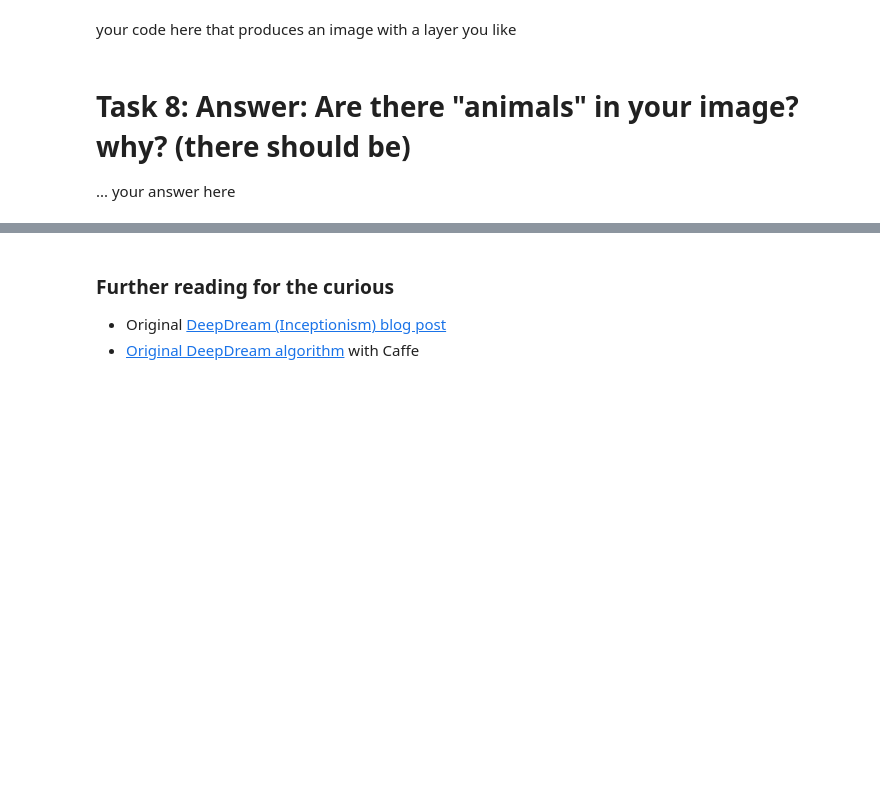
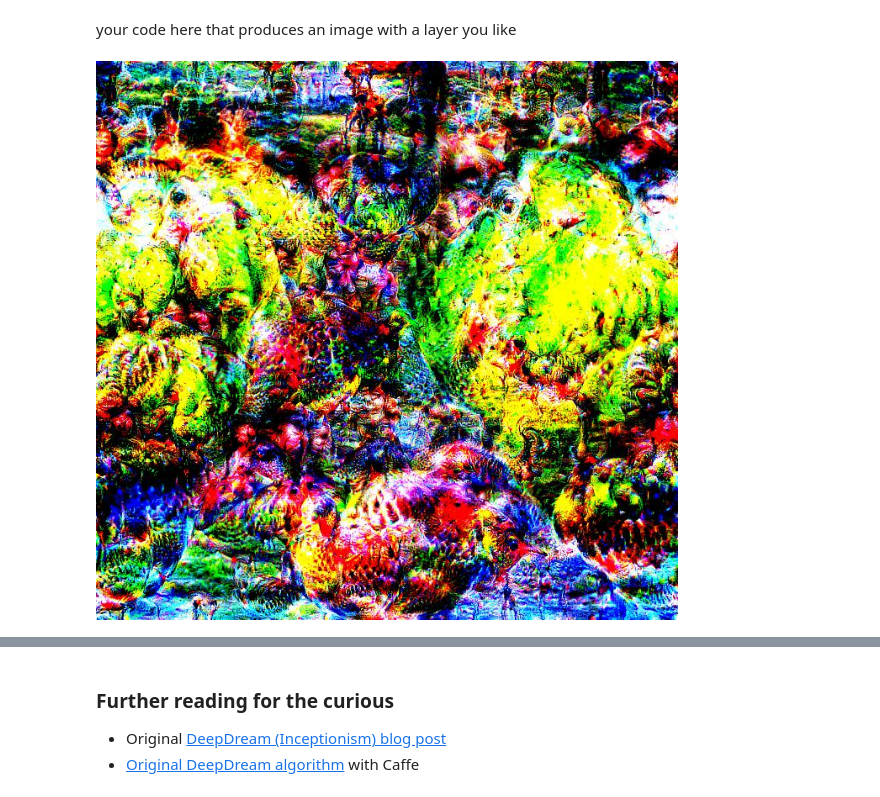
Before and after one commit to ReidelVichot/PUA2022_RVichot, a Jupyter notebook: HW7/PUS2022_deepdream_solution.ipynb, the cells around one changed output, grey strips where cells are left out. Drawn from its saved outputs; the diff is of its cells as text; code cells hidden in the pictures; blank space fills up the shorter version.

```diff
--- a/HW7/PUS2022_deepdream_solution.ipynb
+++ b/HW7/PUS2022_deepdream_solution.ipynb
@@ -297,6 +309,8 @@ elif img0.shape[0] < basewidth:
 Save the layer you like. Upload tha original and modified image to the readme file of your DSPS repo
 # %% [markdown]
 your code here that produces an image with a layer you like
-# %% [markdown]
-# Task 8: Answer: Are there "animals" in your image? why? (there should be)
-... your answer here
+# %%
+layer = "mixed5a"
+final = render_deepdream(tf.square(T(layer)), img1)
+# %% [output]
+[figure, added]
```
Also changed, not shown: parts of 20 cells of this notebook.
